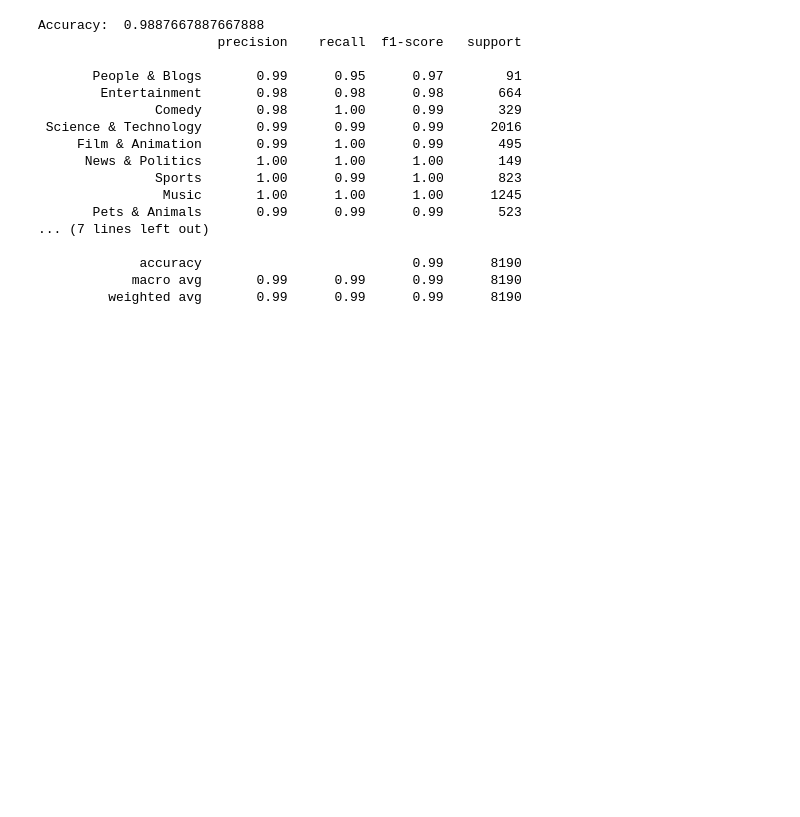
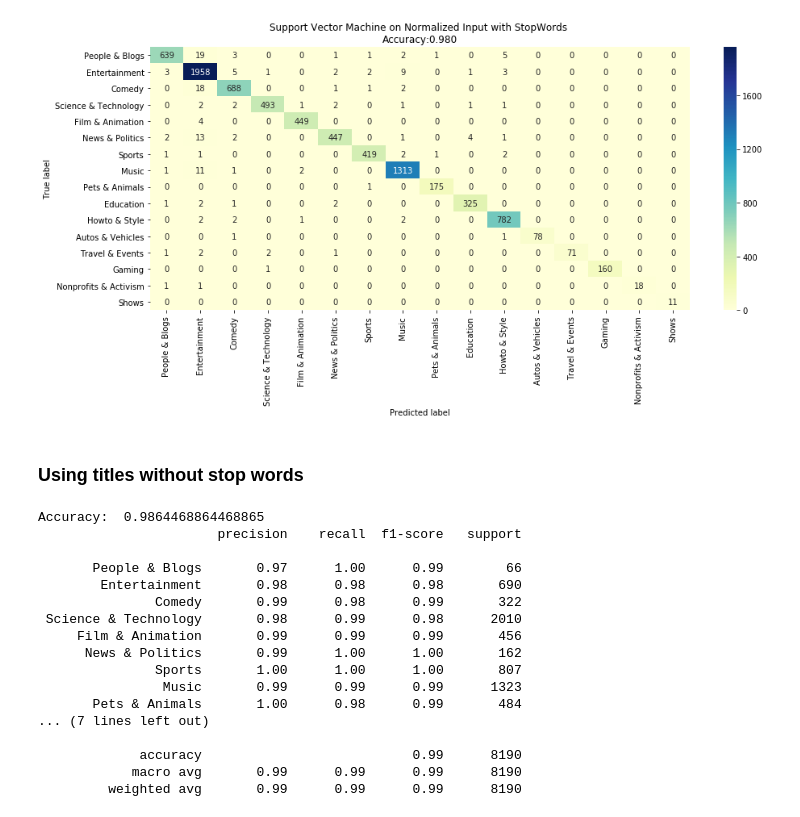
Before and after one commit to loc-vu/yt-trends, a Jupyter notebook: SVM Model.ipynb, the cells around one changed output. Drawn from its saved outputs; the diff is of its cells as text; code cells hidden in the pictures; blank space fills up the shorter version.

```diff
--- a/SVM Model.ipynb
+++ b/SVM Model.ipynb
@@ -32,0 +119,4 @@ x_test_tfidf_vector = tfidf_vectorizer.transform(test_count_vector)
+# %%
+tfidf_transformer = TfidfTransformer()
+x_trained_tfidf_vector = tfidf_transformer.fit_transform(train_count_vector)
+x_test_tfidf_vector = tfidf_transformer.transform(test_count_vector)
@@ -56,23 +221,38 @@ Accuracy:  0.9807081807081807
          weighted avg       0.98      0.98      0.98      8190
+# %%
+conf_matrix = confusion_matrix(y_test, svm_pred_tfidf, labels=target_names)
+conf_df = pd.DataFrame(conf_matrix, index=target_names, columns=target_names)
+
+plt.figure(figsize=(15,6))
+sns.heatmap(conf_df, cmap='YlGnBu', annot=True, fmt='d')
+plt.title('Support Vector Machine on Normalized Input with StopWords \nAccuracy:{0:.3f}'.format(tfidf_accuracy_stop))
+plt.ylabel('True label')
+plt.xlabel('Predicted label')
+plt.show()
+# %% [output]
+[figure, added]
+# %% [markdown]
+### Using titles without stop words
 # %%
-svm_count = SVC(kernel='linear', gamma='scale').fit(train_count_vector, y_train)
-svm_pred_count = svm_count.predict(test_count_vector)
+svm_count_2 = SVC(kernel='linear').fit(train_count_vector_2, y_train2)
+svm_pred_count_2 = svm_count_2.predict(test_count_vector_2)
 
-print("Accuracy: ", accuracy_score(y_test, svm_pred_count))
-print(metrics.classification_report(y_test, svm_pred_count, target_names=target_names))
+count_accuracy_non_stop = accuracy_score(y_test2, svm_pred_count_2)
+print("Accuracy: ", count_accuracy_non_stop)
+print(metrics.classification_report(y_test2, svm_pred_count_2, target_names=target_names))
 # %% [output]
-Accuracy:  0.9887667887667888
+Accuracy:  0.9864468864468865
                        precision    recall  f1-score   support
 
-       People & Blogs       0.99      0.95      0.97        91
-        Entertainment       0.98      0.98      0.98       664
-               Comedy       0.98      1.00      0.99       329
- Science & Technology       0.99      0.99      0.99      2016
-     Film & Animation       0.99      1.00      0.99       495
-      News & Politics       1.00      1.00      1.00       149
-               Sports       1.00      0.99      1.00       823
-                Music       1.00      1.00      1.00      1245
-       Pets & Animals       0.99      0.99      0.99       523
+       People & Blogs       0.97      1.00      0.99        66
+        Entertainment       0.98      0.98      0.98       690
+               Comedy       0.99      0.98      0.99       322
+ Science & Technology       0.98      0.99      0.98      2010
+     Film & Animation       0.99      0.99      0.99       456
+      News & Politics       0.99      1.00      1.00       162
+               Sports       1.00      1.00      1.00       807
+                Music       0.99      0.99      0.99      1323
+       Pets & Animals       1.00      0.98      0.99       484
 ... (7 lines left out)
 
              accuracy                           0.99      8190
```
Also changed, not shown: parts of 37 cells of this notebook, 4 other files.
